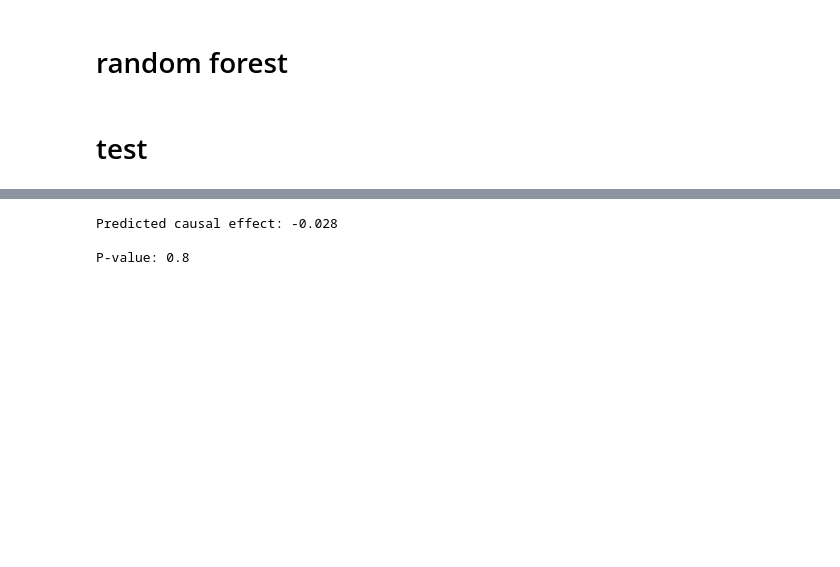
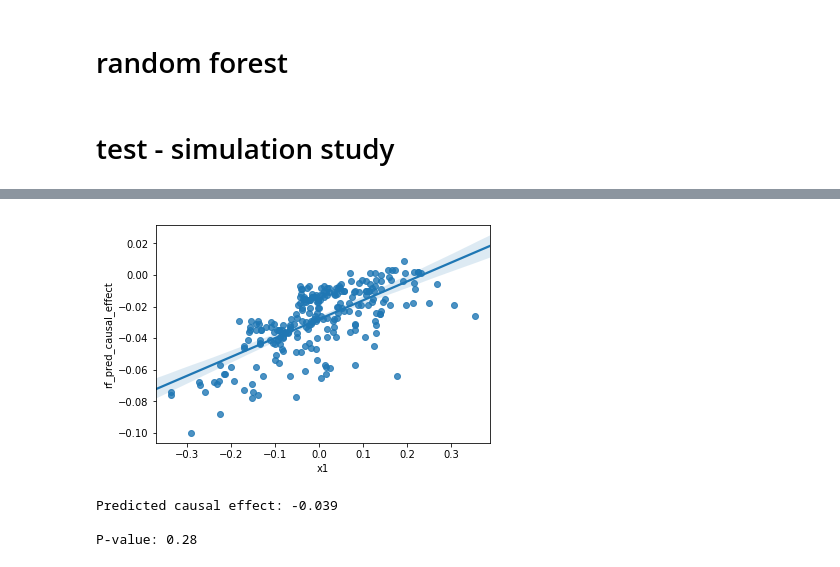
Before and after one commit to pinnnnnn/causal_tree, a Jupyter notebook: causal_tree_algo_causal_rf.ipynb, the cells around one changed output, grey strips where cells are left out. Saved outputs shown, nothing was run; the diff lists cells and outputs as text; code cells hidden in the pictures; blank space fills up the shorter version.

```diff
--- a/causal_tree_algo_causal_rf.ipynb
+++ b/causal_tree_algo_causal_rf.ipynb
@@ -371,7 +376,7 @@ def predictDataPoint(rf, data):
     print("Predicted causal effect: " + str(rf_pred_value) + "\n")
     print("P-value: " + str(p_value))
 # %% [markdown]
-# test
+# test - simulation study
 # %%
 # random forest test
 rf_df = pd.read_csv('fake_data_large.csv')
@@ -391,7 +396,7 @@ rf_train_set, rf_test_set = causal_train_test_split(rf_df, predictors = p_str, r
 # %%
 #get a causal rf predictor
 rf = causalRandomForest(rf_train_set, max_depth = 3, min_size = 10,
-                          criterion = 'causal', sample_ratio = 0.8, n_predictors = 6, n_trees = 5)
+                          criterion = 'causal', sample_ratio = 0.8, n_predictors = 6, n_trees = 100)
 # %%
 ret_df = predictTestSet(rf, rf_test_set)
 ret_df.head()
@@ -402,6 +407,10 @@ ret_df.head()
 | 740 | -0.034110 | 0.383475 | 0.374740 | 0.146836 | 4.125315 | 1.614067 | 0.296285 | 0.095118 | 0.033616 | 1.375010 | 1.0 | ... |
 | 660 | -0.152610 | 0.073485 | 3.255523 | 0.358538 | 4.383789 | 0.102463 | 0.276884 | 0.158907 | 0.918488 | 1.355233 | 1.0 | ... |
 | 411 | 0.039056 | 0.299605 | 0.342748 | 0.183995 | 1.479058 | 2.109863 | 0.616161 | 0.296946 | 0.004435 | 2.763050 | 0.0 | ... |
+# %%
+ax = sns.regplot(x = 'x1', y = 'rf_pred_causal_effect', data = ret_df)
+# %% [output]
+[figure, added]
 # %%
 test_point = {
     'x1': -0.087134,
@@ -420,6 +429,6 @@ test_point = {
 # %%
 predictDataPoint(rf, test_point)
 # %% [output]
-Predicted causal effect: -0.028
+Predicted causal effect: -0.039
 
-P-value: 0.8
+P-value: 0.28
```
Also changed, not shown: parts of 1 cell of this notebook.
